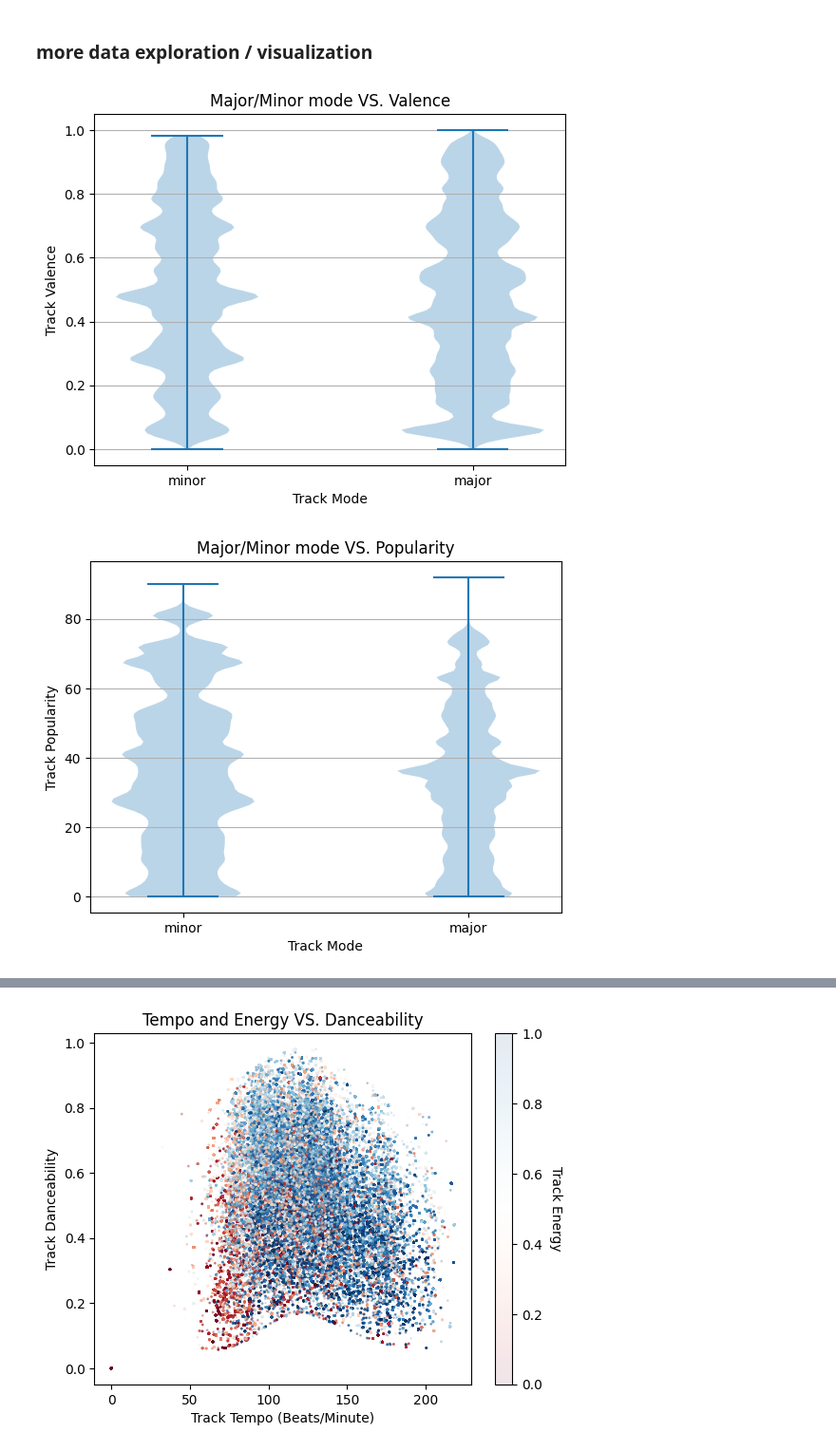
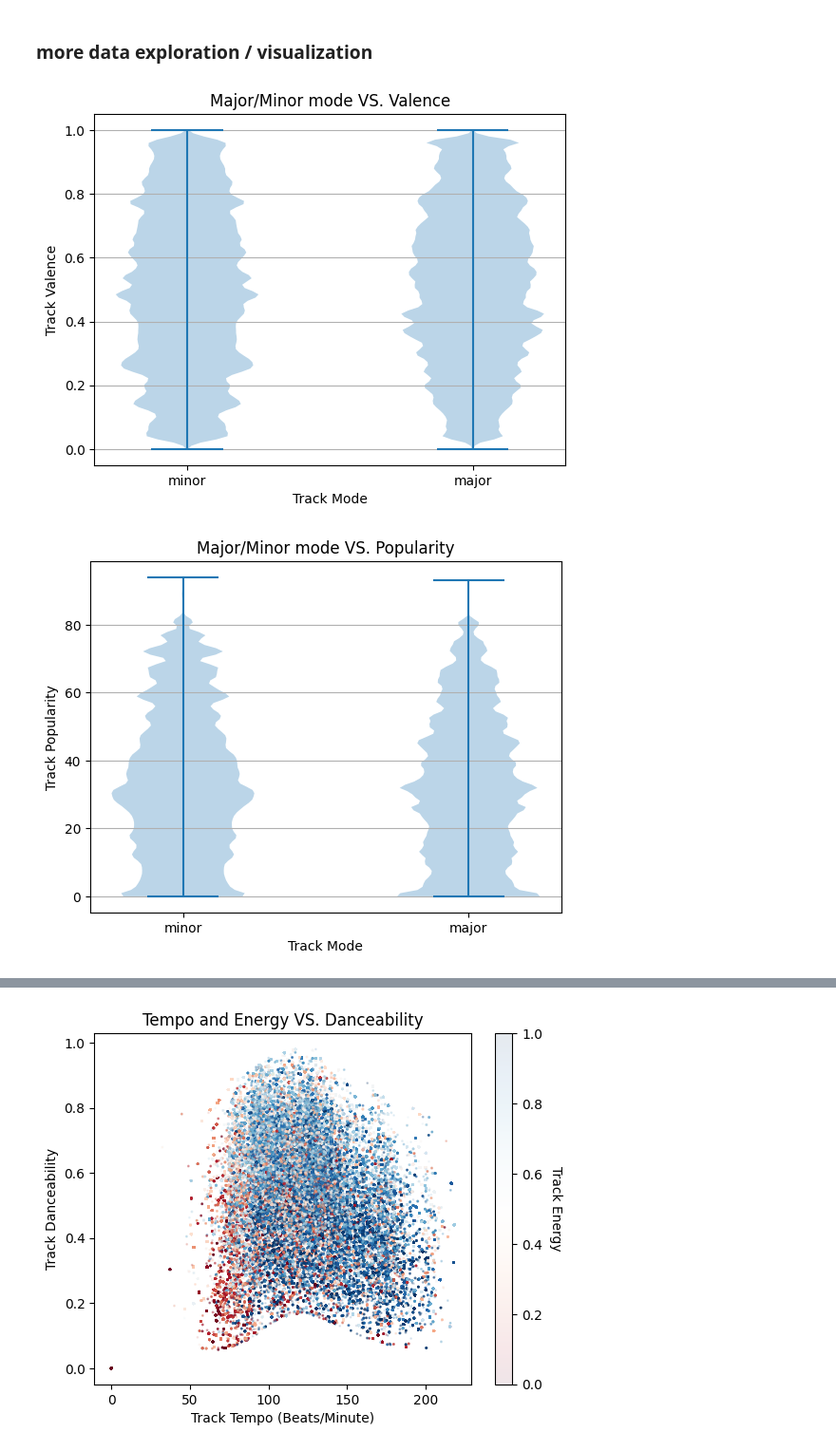
Before and after one commit to smehdizadeh/CSCI5622_Machine-Learning, a Jupyter notebook: dataset-creation.ipynb, the cells around one changed output, grey strips where cells are left out. Shown at 95% size. Cells and saved outputs as stored; diff of their text form; code cells hidden in the pictures.

Commit message:
clean mismatched songs, change albumYear to int

```diff
--- a/dataset-creation.ipynb
+++ b/dataset-creation.ipynb
@@ -962,7 +1100,7 @@ taste_df_spotify = pd.read_csv('taste_profiles_spotify.csv', index_col=0, header
     'playcount': int, 'trackID': str, 'artist': str, 'title': str, 'trackID_spot': str, 'artistID_spot': str,
     'artistGenres': str, 'artistPop': int, 'trackPop': int, 'trackAcoustic': float, 'trackDanceable': float,
     'trackDurMS': int, 'trackEnergy': float, 'trackInstrum': float, 'trackKey': int, 'trackLoud': float, 'trackMode': int,
-    'trackSpeech': float, 'trackTempo': float, 'trackVal': float, 'albumYear': str})
+    'trackSpeech': float, 'trackTempo': float, 'trackVal': float, 'albumYear': int})
 
 taste_df_spotify.head()
 # %% [output]
@@ -980,19 +1116,19 @@ completed = taste_df_spotify[np.logical_not(taste_df_spotify['albumYear'].isnull
 # %%
 fig, axs = plt.subplots(1, 1)
-axs.violinplot([completed[completed['trackMode']==0]['trackVal'], completed[completed['trackMode']==1]['trackVal']])
+axs.violinplot([taste_df_spotify[taste_df_spotify['trackMode']==0]['trackVal'], taste_df_spotify[taste_df_spotify['trackMode']==1]['trackVal']])
 axs.yaxis.grid(True)
 axs.set_xticks([1,2], labels=['minor','major'])
 axs.set_xlabel('Track Mode')
 axs.set_ylabel('Track Valence')
 
 axs.set_title('Major/Minor mode VS. Valence')
 plt.savefig('FIGURES/mode-valence.png', dpi=300)
 plt.show()
 # %% [output]
-[figure, old version]
+[figure, new version]
 # %%
 fig, axs = plt.subplots(1, 1)
-axs.violinplot([completed[completed['trackMode']==0]['trackPop'], completed[completed['trackMode']==1]['trackPop']])
+axs.violinplot([taste_df_spotify[taste_df_spotify['trackMode']==0]['trackPop'], taste_df_spotify[taste_df_spotify['trackMode']==1]['trackPop']])
 axs.yaxis.grid(True)
 axs.set_xticks([1,2], labels=['minor','major'])
 axs.set_xlabel('Track Mode')
@@ -1002,6 +1138,6 @@ axs.set_title('Major/Minor mode VS. Popularity')
 plt.savefig('FIGURES/mode-popularity.png', dpi=300)
 plt.show()
 # %% [output]
-[figure, old version]
+[figure, new version]
 # %%
 fig, axs = plt.subplots(1, 1)
```
Also changed, not shown: parts of 28 cells of this notebook.
